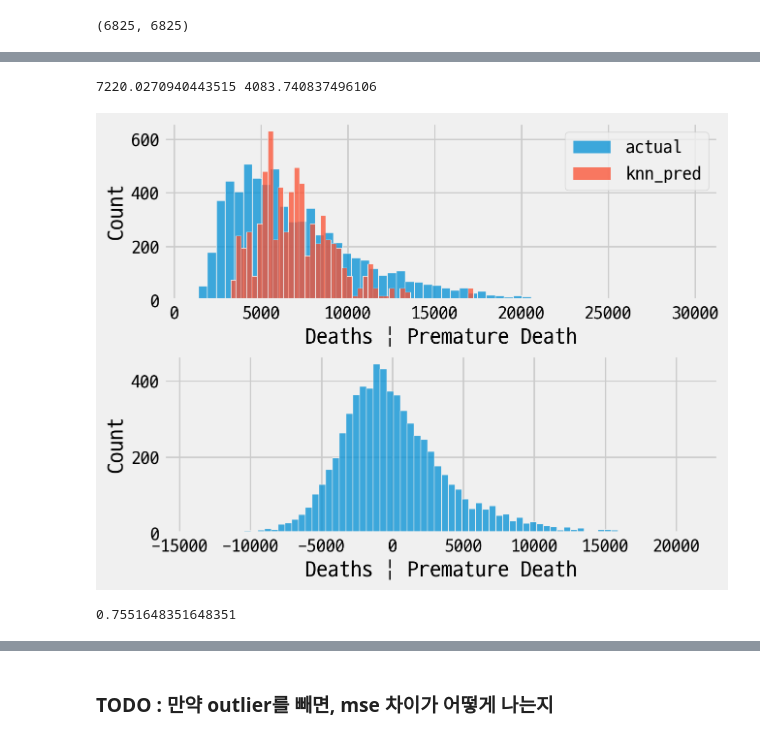
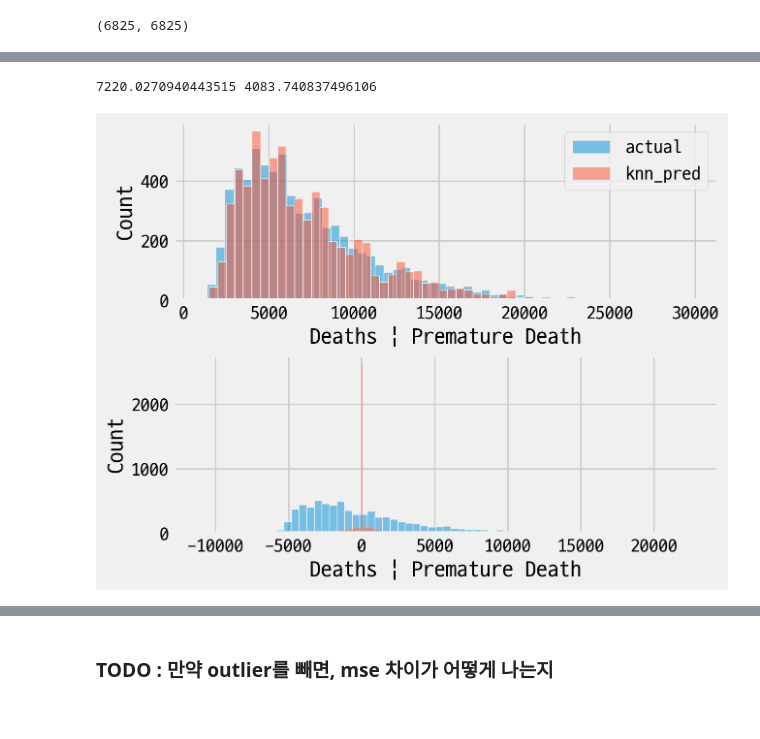
Before and after one commit to WASSUP-AIModel-3rd-Project1/Project-1, a Jupyter notebook: 240620_how_to_fill_missing.ipynb, the cells around one changed output, grey strips where cells are left out. Drawn from its saved outputs; the diff is of its cells as text; code cells hidden in the pictures.

```diff
--- a/240620_how_to_fill_missing.ipynb
+++ b/240620_how_to_fill_missing.ipynb
@@ -633,4 +652,4 @@ knn_test = KNeighborsRegressor(n_neighbors=5,weights='distance',metric=metric_ci
 # %%
-test_df = pvtb_entire[['geo_label_city','date_label',test_col[0]]]
+test_df = pvtb_entire[['geo_label_city','date_label','strata_race_label','strata_sex_label',test_col[0]]]
 test_df
 # %% [output]
@@ -670,6 +694,7 @@ city_list
 # %%
 test_df['city_idx'] = test_df['geo_label_city'].apply(lambda x : city_list.index(x))
-test_df['city_idx']
+test_df['race_idx'] = test_df['strata_race_label'].apply(lambda x : entire_race.index(x))
+test_df['sex_idx'] = test_df['strata_sex_label'].apply(lambda x : entire_sex.index(x))
 # %% [output]
 A value is trying to be set on a copy of a slice from a DataFrame.
 Try using .loc[row_indexer,col_indexer] = value instead
@@ -691,4 +714,5 @@ Name: city_idx, Length: 7280, dtype: int64
 # %%
 test_nonan = test_df.dropna()
-X= test_nonan[['city_idx','date_label']]
+racesex_col = ['strata_race_label','strata_sex_label']
+X= test_nonan[['city_idx','date_label']+['race_idx','sex_idx']]
 y = test_nonan[test_col[0]]
@@ -695,3 +732,5 @@ y = test_nonan[test_col[0]]
+# %%
+knn_test = KNeighborsRegressor(n_neighbors=15,weights='distance',metric=metric_cityyear_weighted,algorithm='auto')
 # %%
 knn_test.fit(X,y)
 # %% [output]
@@ -723,15 +780,13 @@ pass
 # %%
 fig,axes = plt.subplots(2,1)
-sns.histplot(y,label='actual',ax=axes[0])
-sns.histplot(y_pred,label='knn_pred',ax=axes[0])
-sns.histplot(y-y_pred,ax=axes[1])
+sns.histplot(y,label='actual',ax=axes[0],alpha=0.5)
+sns.histplot(y_pred,label='knn_pred',ax=axes[0],alpha=0.5)
+
+sns.histplot(y-np.mean(y),ax=axes[1], label = 'baseline',alpha=0.5)
+sns.histplot(y-y_pred,ax=axes[1], label = 'knn_pred',alpha=0.5)
 axes[0].legend()
 
 print(y.mean(),y.std())
 # %% [output]
 7220.0270940443515 4083.740837496106
-[figure, old version]
+[figure, new version]
-# %%
-print(np.mean(abs(y-y_pred)<y.std()))
-# %% [output]
-0.7551648351648351
```
Also changed, not shown: parts of 23 cells of this notebook.
